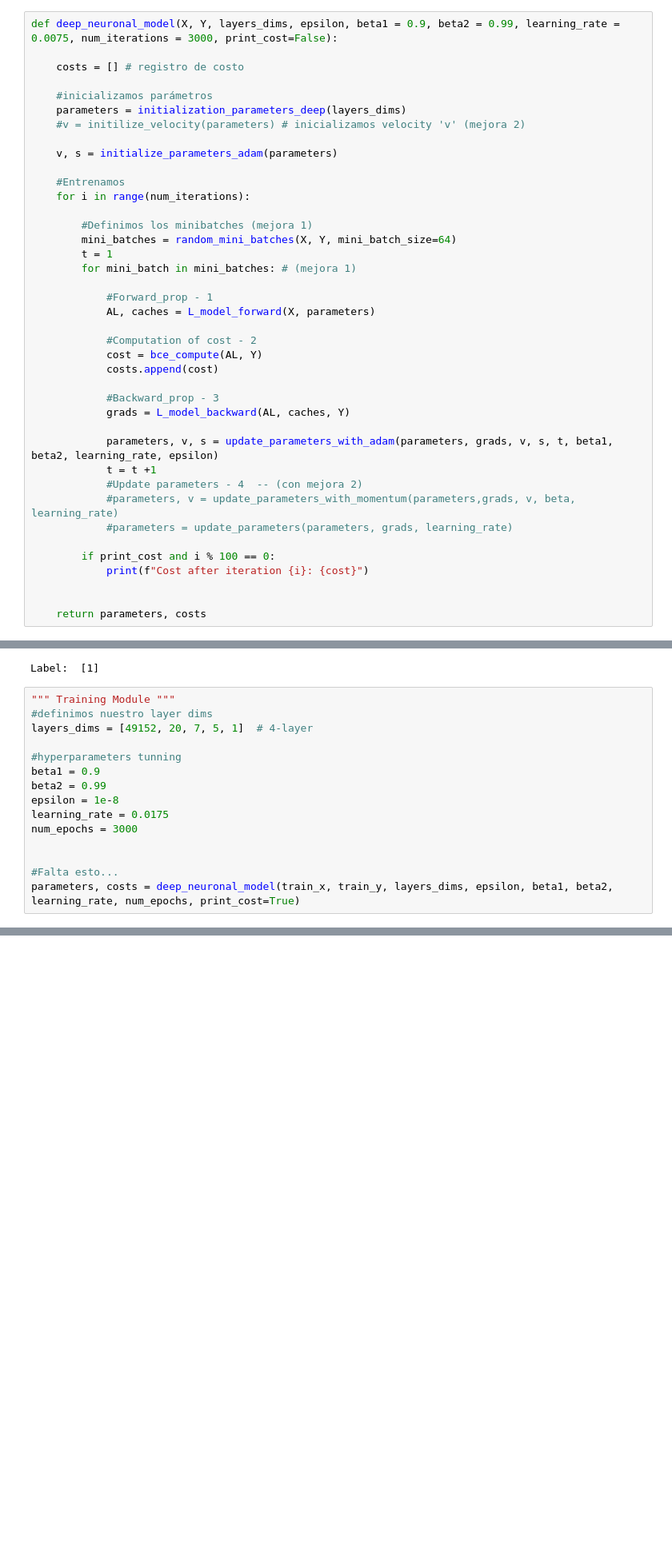
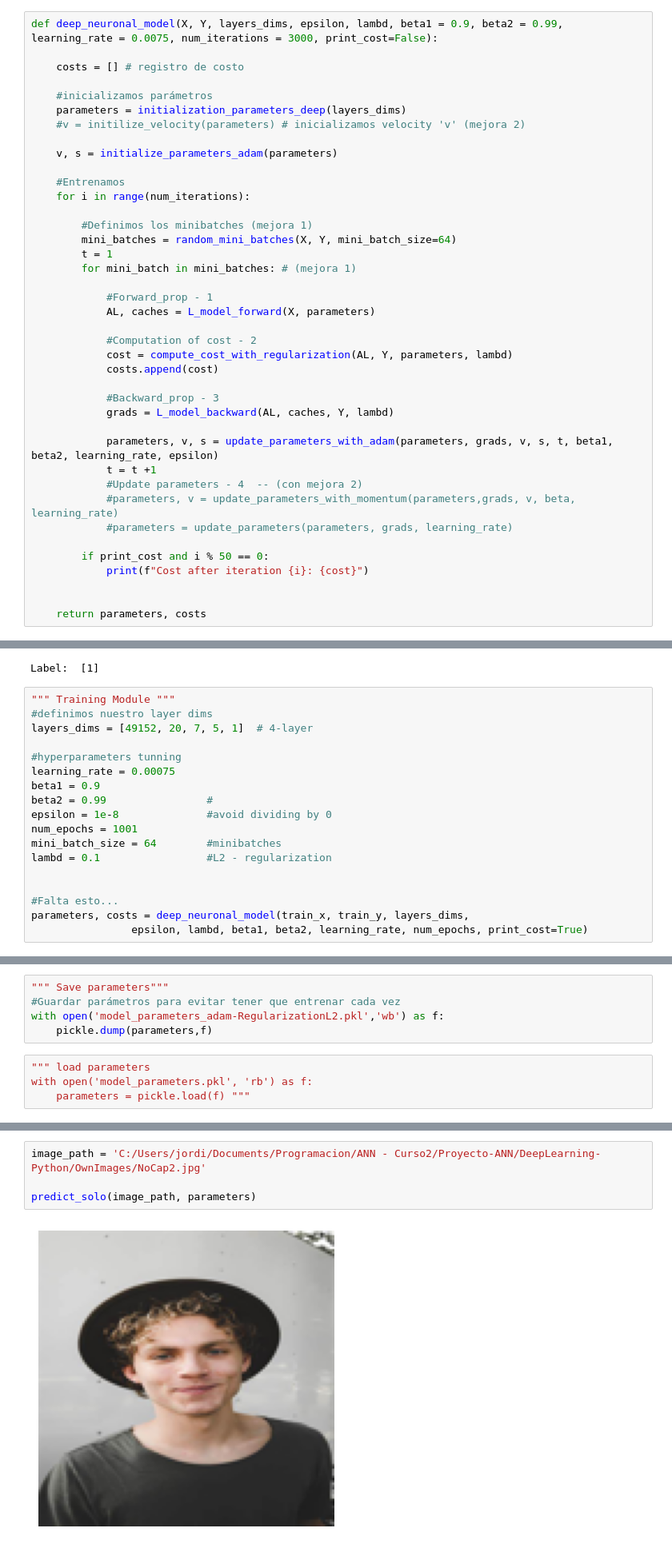
Before and after one commit to jordizv/DeepLearning-Python-FromScratch-StepByStep, a Jupyter notebook: proyecto.ipynb, the cells around one changed output, grey strips where cells are left out. Shown: that part at 80% size. Cells and saved outputs as stored; diff of their text form; blank space fills up the shorter version.

Commit message:
Adam with L2 regularization to avoid overfitting

```diff
--- a/proyecto.ipynb
+++ b/proyecto.ipynb
@@ -398,7 +425,7 @@ def update_parameters(params, grads, learning_rate):
 # %% [output]
 ' Arquitectura del modelo completo '
 # %%
-def deep_neuronal_model(X, Y, layers_dims, epsilon, beta1 = 0.9, beta2 = 0.99, learning_rate = 0.0075, num_iterations = 3000, print_cost=False):
+def deep_neuronal_model(X, Y, layers_dims, epsilon, lambd, beta1 = 0.9, beta2 = 0.99, learning_rate = 0.0075, num_iterations = 3000, print_cost=False):
 
     costs = [] # registro de costo
 
@@ -420,11 +447,11 @@ def deep_neuronal_model(X, Y, layers_dims, epsilon, beta1 = 0.9, beta2 = 0.99, l
             AL, caches = L_model_forward(X, parameters)
 
             #Computation of cost - 2
-            cost = bce_compute(AL, Y)
+            cost = compute_cost_with_regularization(AL, Y, parameters, lambd)
             costs.append(cost)
 
             #Backward_prop - 3
-            grads = L_model_backward(AL, caches, Y)
+            grads = L_model_backward(AL, caches, Y, lambd)
 
             parameters, v, s = update_parameters_with_adam(parameters, grads, v, s, t, beta1, beta2, learning_rate, epsilon)
             t = t +1
@@ -432,7 +459,7 @@ def deep_neuronal_model(X, Y, layers_dims, epsilon, beta1 = 0.9, beta2 = 0.99, l
             #parameters, v = update_parameters_with_momentum(parameters,grads, v, beta, learning_rate)
             #parameters = update_parameters(parameters, grads, learning_rate)
 
-        if print_cost and i % 100 == 0:
+        if print_cost and i % 50 == 0:
             print(f"Cost after iteration {i}: {cost}")
 
 
@@ -537,13 +564,16 @@ Label:  [1]
 layers_dims = [49152, 20, 7, 5, 1]  # 4-layer
 
 #hyperparameters tunning
+learning_rate = 0.00075
 beta1 = 0.9
-beta2 = 0.99
-epsilon = 1e-8
-learning_rate = 0.0175
-num_epochs = 3000
+beta2 = 0.99                #
+epsilon = 1e-8              #avoid dividing by 0
+num_epochs = 1001
+mini_batch_size = 64        #minibatches
+lambd = 0.1                 #L2 - regularization
 
 
 #Falta esto...
-parameters, costs = deep_neuronal_model(train_x, train_y, layers_dims, epsilon, beta1, beta2, learning_rate, num_epochs, print_cost=True)
+parameters, costs = deep_neuronal_model(train_x, train_y, layers_dims,
+                epsilon, lambd, beta1, beta2, learning_rate, num_epochs, print_cost=True)
 # %% [output]
@@ -553,0 +597,9 @@ KeyboardInterrupt:
+# %%
+""" Save parameters"""
+#Guardar parámetros para evitar tener que entrenar cada vez
+with open('model_parameters_adam-RegularizationL2.pkl','wb') as f:
+    pickle.dump(parameters,f)
+# %%
+""" load parameters
+with open('model_parameters.pkl', 'rb') as f:
+    parameters = pickle.load(f) """
@@ -553,0 +685,6 @@ KeyboardInterrupt:
+# %%
+image_path = 'C:/Users/jordi/Documents/Programacion/ANN - Curso2/Proyecto-ANN/DeepLearning-Python/OwnImages/NoCap2.jpg'
+
+predict_solo(image_path, parameters)
+# %% [output]
+[figure, added]
```
Also changed, not shown: parts of 15 cells of this notebook.
